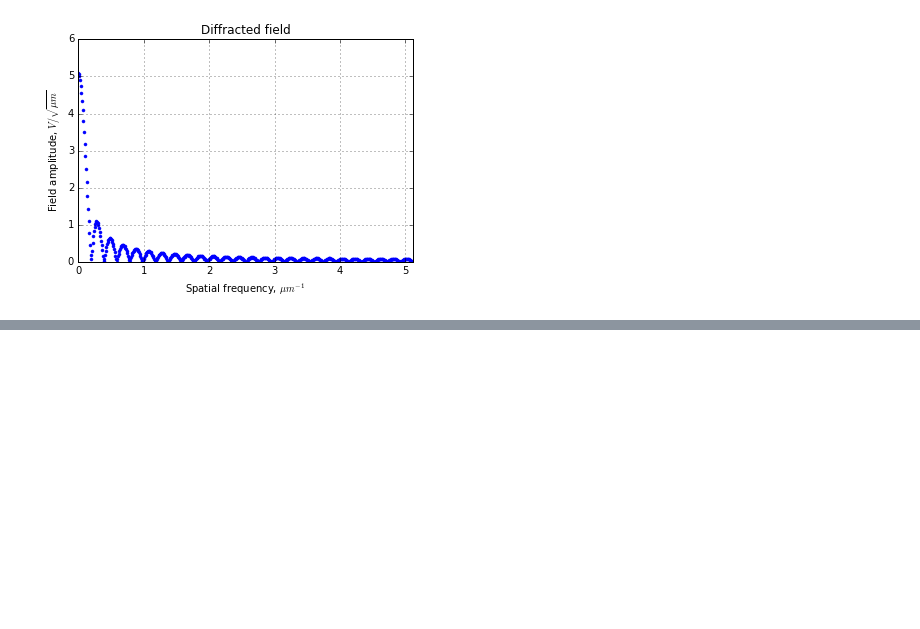
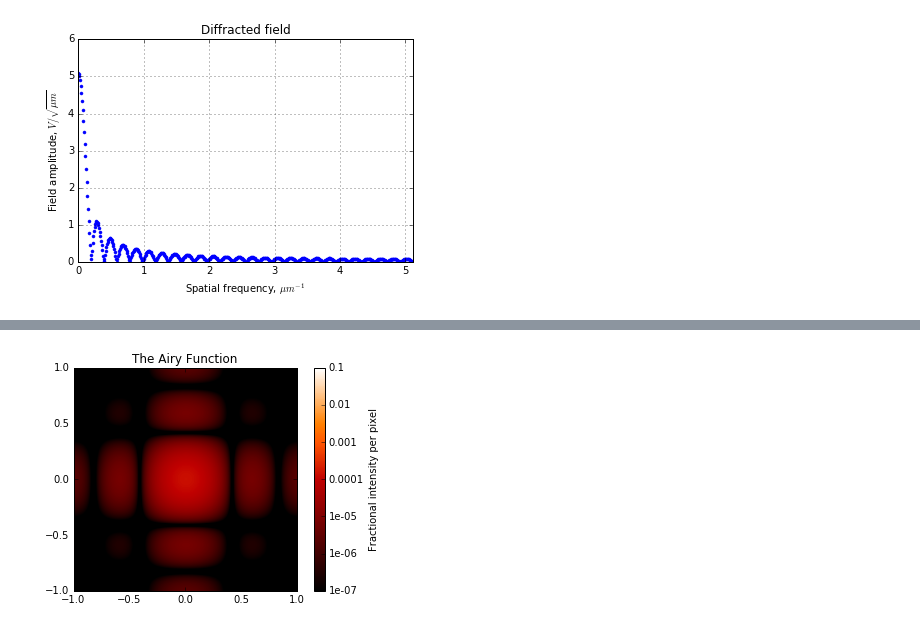
Before and after one commit to hribarjernej89/Numerical-Methods-Advanced-Mathematical-Modelling-1, a Jupyter notebook: CS7030-L6-Diffraction/diffraction.ipynb, the cells around one changed output, grey strips where cells are left out. Cells and saved outputs as stored; diff of their text form; code cells hidden in the pictures; blank space fills up the shorter version.

```diff
--- a/CS7030-L6-Diffraction/diffraction.ipynb
+++ b/CS7030-L6-Diffraction/diffraction.ipynb
@@ -169,0 +155,11 @@ plt.show()
+# %%
+"Rectangle"
+
+osys = poppy.OpticalSystem()
+osys.add_pupil(poppy.RectangleAperture(width=1, height=1)) # Rectangle dimensions in meters
+osys.add_detector(pixelscale=0.010, fov_arcsec=2.0)
+
+psf = osys.calc_psf(2e-6)
+poppy.display_psf(psf, title='The Airy Function')
+# %% [output]
+[figure, added]
```
Also changed, not shown: parts of 5 cells of this notebook, 3 other files.
